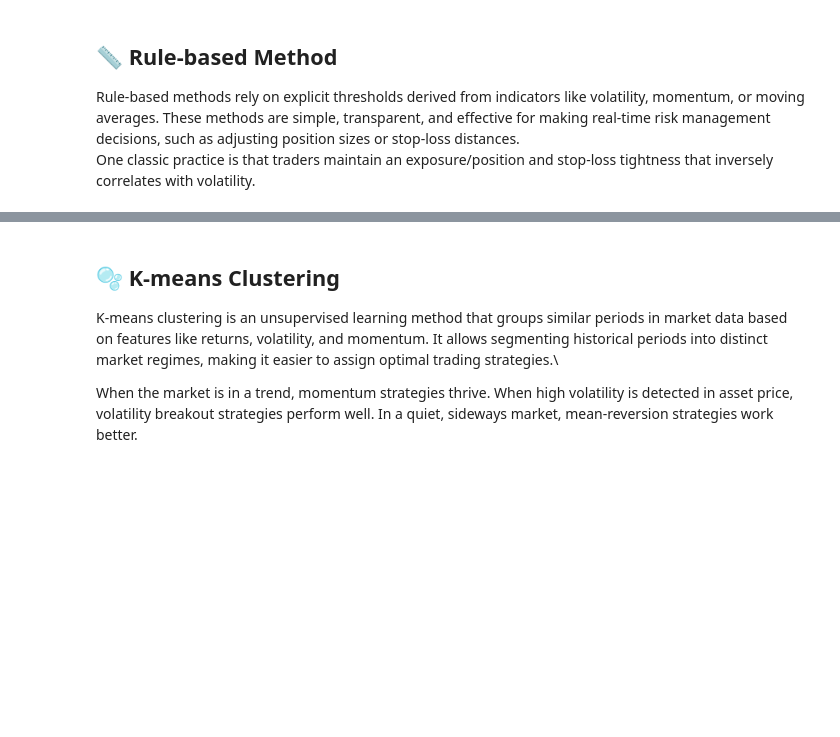
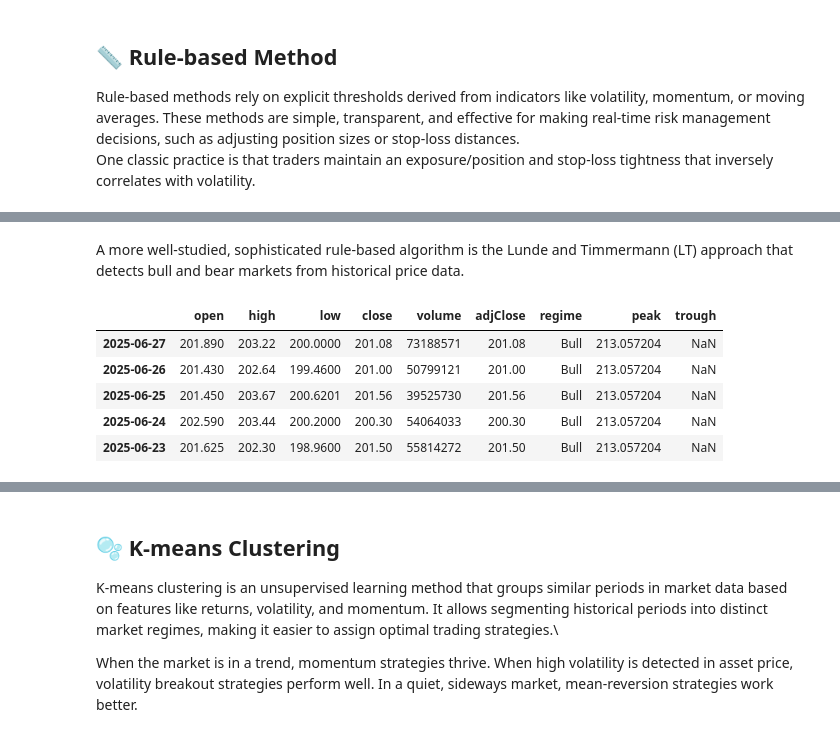
Before and after one commit to Lawrence2005/Finovax-Quantitative-Researcher-Internship-Summer-2025, a Jupyter notebook: Market-Regime-Detection-via-Markov-Model-Week2/explorations.ipynb, the cells around one changed output, grey strips where cells are left out. Saved outputs shown, nothing was run; the diff lists cells and outputs as text; code cells hidden in the pictures; blank space fills up the shorter version.

```diff
--- a/Market-Regime-Detection-via-Markov-Model-Week2/explorations.ipynb
+++ b/Market-Regime-Detection-via-Markov-Model-Week2/explorations.ipynb
@@ -53,3 +54,5 @@ data.head()
 | 2025-06-25 | 201.450 | 203.67 | 200.6201 | 201.56 | 39525730 | 201.56 | 0.006271 | 0.010626 | Low | 1.0 | ... |
 | 2025-06-24 | 202.590 | 203.44 | 200.2000 | 200.30 | 54064033 | 200.30 | -0.005973 | 0.011921 | Low | 1.0 | ... |
 | 2025-06-23 | 201.625 | 202.30 | 198.9600 | 201.50 | 55814272 | 201.50 | 0.002484 | 0.013841 | Low | 1.0 | ... |
+# %% [markdown]
+A more well-studied, sophisticated rule-based algorithm is the Lunde and Timmermann (LT) approach that detects bull and bear markets from historical price data.
@@ -55,0 +146,12 @@ data.head()
+# %%
+# Detect regime
+lt_df = detect_lt_regime("AAPL", "2023-01-01", "2025-06-27")
+
+lt_df.head()
+# %% [output]
+|  | open | high | low | close | volume | adjClose | regime | peak | trough |
+| 2025-06-27 | 201.890 | 203.22 | 200.0000 | 201.08 | 73188571 | 201.08 | Bull | 213.057204 | NaN |
+| 2025-06-26 | 201.430 | 202.64 | 199.4600 | 201.00 | 50799121 | 201.00 | Bull | 213.057204 | NaN |
+| 2025-06-25 | 201.450 | 203.67 | 200.6201 | 201.56 | 39525730 | 201.56 | Bull | 213.057204 | NaN |
+| 2025-06-24 | 202.590 | 203.44 | 200.2000 | 200.30 | 54064033 | 200.30 | Bull | 213.057204 | NaN |
+| 2025-06-23 | 201.625 | 202.30 | 198.9600 | 201.50 | 55814272 | 201.50 | Bull | 213.057204 | NaN |
```
Also changed, not shown: parts of 4 cells of this notebook.
